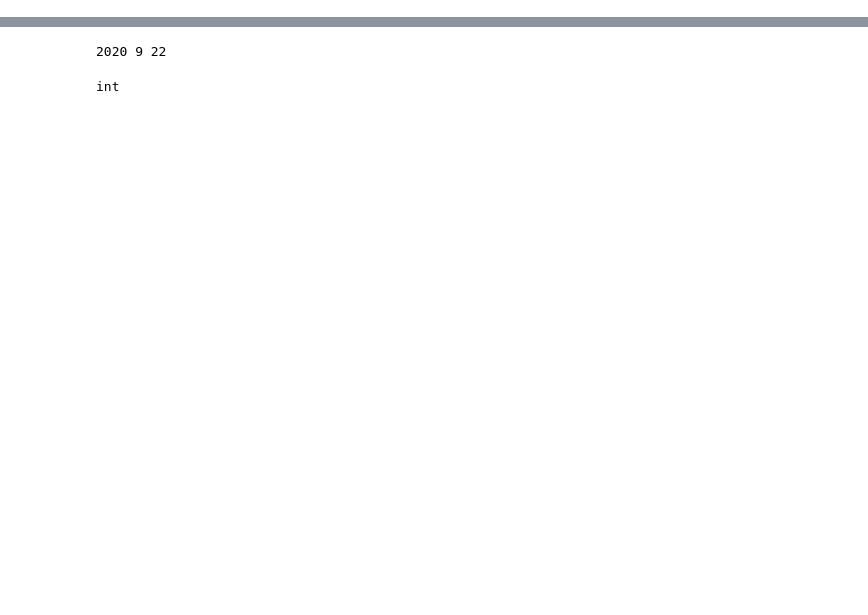
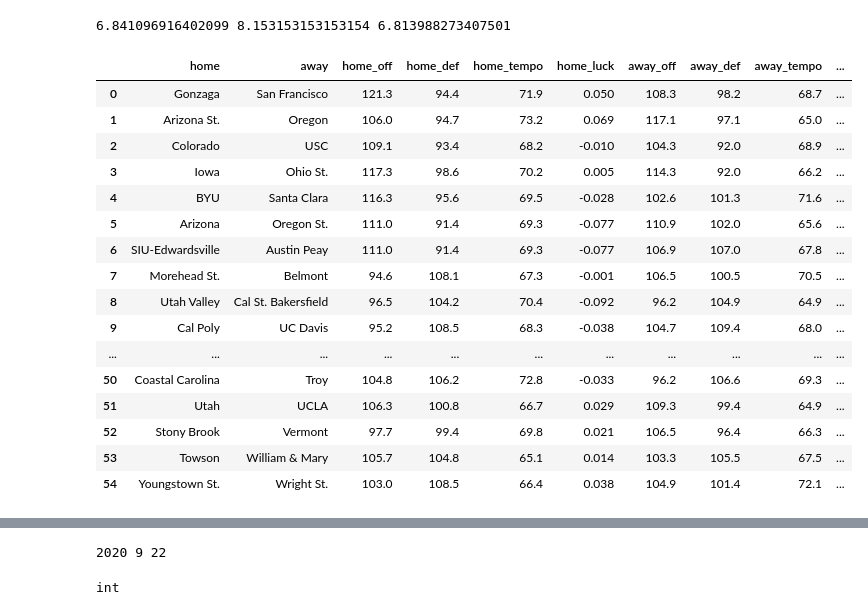
Before and after one commit to tarik0219/college_basketball, a Jupyter notebook: Ken_Pom_ML.ipynb, the cells around one changed output, grey strips where cells are left out. Saved outputs shown, nothing was run; the diff lists cells and outputs as text; code cells hidden in the pictures; blank space fills up the shorter version.

Commit message:
added up to prediction

```diff
--- a/Ken_Pom_ML.ipynb
+++ b/Ken_Pom_ML.ipynb
@@ -154,0 +314,46 @@ def score_kenmpom(year,month,day):
+# %%
+X_train, X_test, y_train, y_test = train_test_split(X, y, test_size=0.2, random_state=0)
+
+#linear regression
+model_lin = LinearRegression()
+model_lin.fit(X_train, y_train)
+y_pred = model_lin.predict(X_test)
+model_lin_mae = mean_absolute_error(y_test, y_pred)
+
+#random forrest
+model_rf = RandomForestRegressor()
+model_rf.fit(X_train, y_train)
+y_pred = model_rf.predict(X_test)
+model_rf_mae = mean_absolute_error(y_test, y_pred)
+
+#ridge
+model_ridge = Ridge(alpha=1.0)
+model_ridge.fit(X_train, y_train)
+y_pred = model_ridge.predict(X_test)
+model_ridge_mae = mean_absolute_error(y_test, y_pred)
+
+
+print(model_lin_mae,model_rf_mae,model_ridge_mae)
+# %% [output]
+6.841096916402099 8.153153153153154 6.813988273407501
+# %%
+df2 = pd.read_csv('predict\\2020_2_20_predict.csv')
+df2
+# %% [output]
+|  | home | away | home_off | home_def | home_tempo | home_luck | away_off | away_def | away_tempo | ... |
+| 0 | Gonzaga | San Francisco | 121.3 | 94.4 | 71.9 | 0.050 | 108.3 | 98.2 | 68.7 | ... |
+| 1 | Arizona St. | Oregon | 106.0 | 94.7 | 73.2 | 0.069 | 117.1 | 97.1 | 65.0 | ... |
+| 2 | Colorado | USC | 109.1 | 93.4 | 68.2 | -0.010 | 104.3 | 92.0 | 68.9 | ... |
+| 3 | Iowa | Ohio St. | 117.3 | 98.6 | 70.2 | 0.005 | 114.3 | 92.0 | 66.2 | ... |
+| 4 | BYU | Santa Clara | 116.3 | 95.6 | 69.5 | -0.028 | 102.6 | 101.3 | 71.6 | ... |
+| 5 | Arizona | Oregon St. | 111.0 | 91.4 | 69.3 | -0.077 | 110.9 | 102.0 | 65.6 | ... |
+| 6 | SIU-Edwardsville | Austin Peay | 111.0 | 91.4 | 69.3 | -0.077 | 106.9 | 107.0 | 67.8 | ... |
+| 7 | Morehead St. | Belmont | 94.6 | 108.1 | 67.3 | -0.001 | 106.5 | 100.5 | 70.5 | ... |
+| 8 | Utah Valley | Cal St. Bakersfield | 96.5 | 104.2 | 70.4 | -0.092 | 96.2 | 104.9 | 64.9 | ... |
+| 9 | Cal Poly | UC Davis | 95.2 | 108.5 | 68.3 | -0.038 | 104.7 | 109.4 | 68.0 | ... |
+| ... | ... | ... | ... | ... | ... | ... | ... | ... | ... | ... |
+| 50 | Coastal Carolina | Troy | 104.8 | 106.2 | 72.8 | -0.033 | 96.2 | 106.6 | 69.3 | ... |
+| 51 | Utah | UCLA | 106.3 | 100.8 | 66.7 | 0.029 | 109.3 | 99.4 | 64.9 | ... |
+| 52 | Stony Brook | Vermont | 97.7 | 99.4 | 69.8 | 0.021 | 106.5 | 96.4 | 66.3 | ... |
+| 53 | Towson | William & Mary | 105.7 | 104.8 | 65.1 | 0.014 | 103.3 | 105.5 | 67.5 | ... |
+| 54 | Youngstown St. | Wright St. | 103.0 | 108.5 | 66.4 | 0.038 | 104.9 | 101.4 | 72.1 | ... |
```
Also changed, not shown: parts of 21 cells of this notebook, 42 other files.
